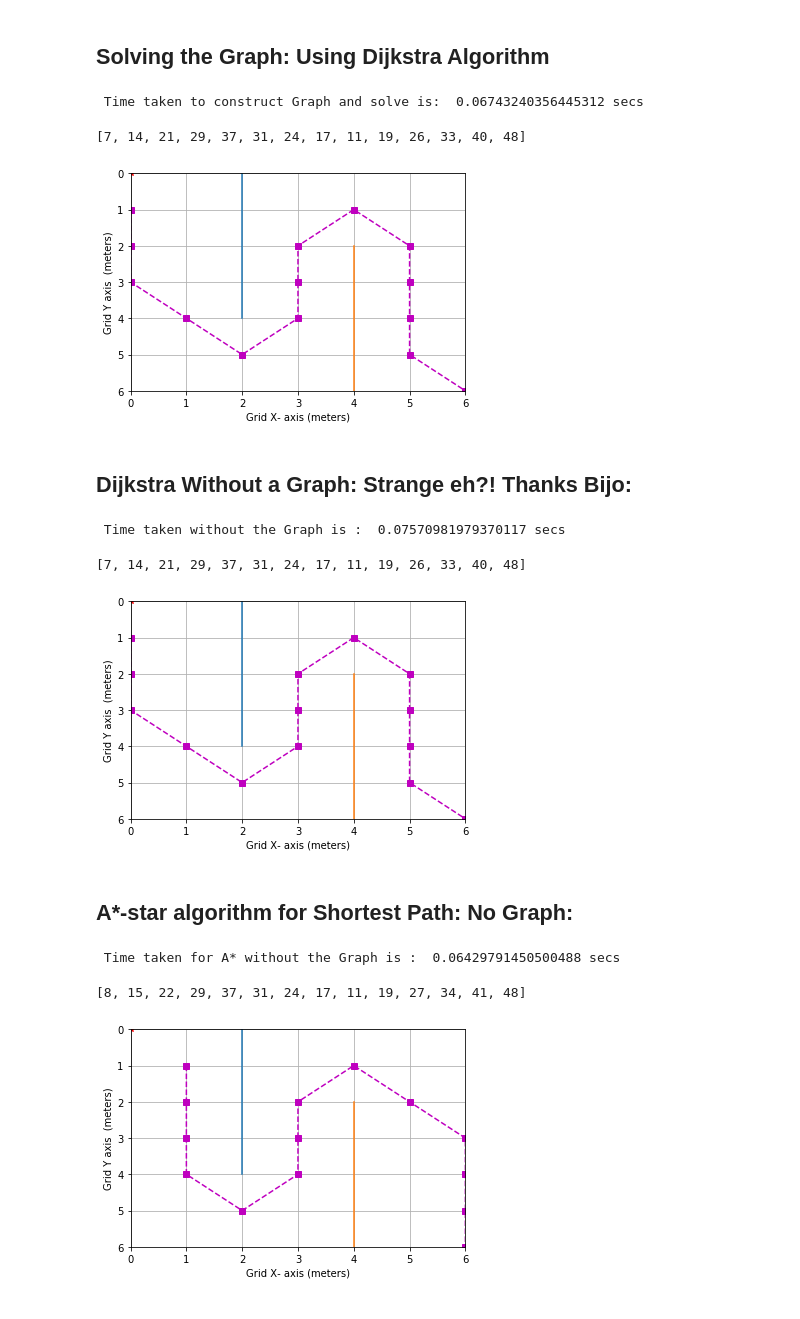
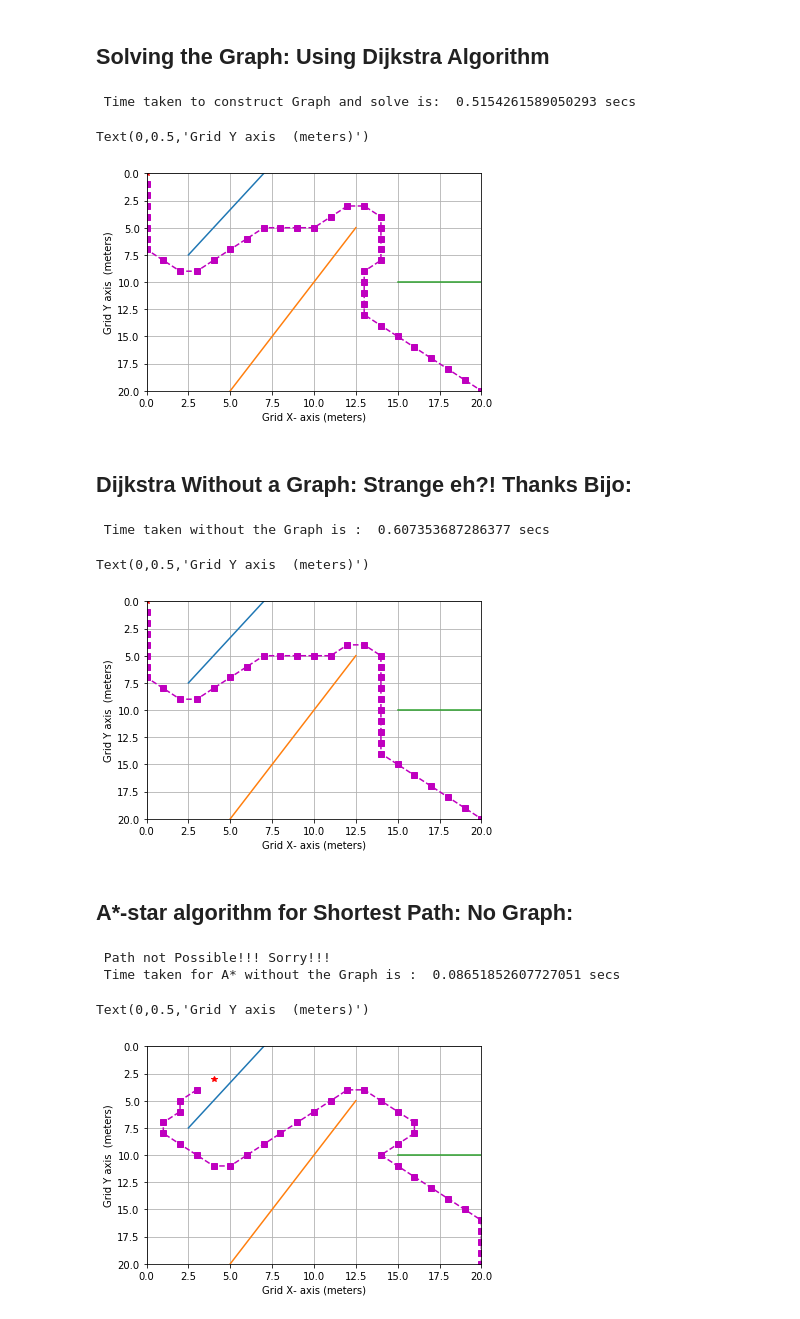
Before and after one commit to vTechSavyy/UAV_UGV_Perception_Planning, a Jupyter notebook: Planning/Main Notebook_Dijkstra on a Grid.ipynb, the cells around one changed output. Drawn from its saved outputs; the diff is of its cells as text; code cells hidden in the pictures.

```diff
--- a/Planning/Main Notebook_Dijkstra on a Grid.ipynb
+++ b/Planning/Main Notebook_Dijkstra on a Grid.ipynb
@@ -180,10 +182,10 @@ def get_neighbor_indices(nodeIdx):
     return pNeighbors , dNeighbors
 
 
-## Test this out :
-pNeighbors , dNeighbors = get_neighbor_indices(20)
+# ## Test this out :
+# pNeighbors , dNeighbors = get_neighbor_indices(100)
 
 
-print (pNeighbors)
-print (dNeighbors)
+# print (pNeighbors)
+# print (dNeighbors)
 # %% [output]
@@ -748,6 +749,16 @@ def dijkstra_grid(Graph, startIdx, goalIdx):
 
     # Return the shortest path:
     return truePathIndices
+# %%
+### Description: Function to get node index from (x,y) co-ordinates:
+
+def get_node_idx(x,y):
+
+    idxWidth = int(widthX/gridRes) + 1
+
+    nodeIdx = int(y/gridRes)*idxWidth + int(x/gridRes)
+
+    return nodeIdx
 # %%
 ### Code to Run:
 # 1. Construct the Graph for Dijkstra Algorithm:
@@ -767,8 +778,8 @@ TG.add_all_edges()
 
 ## 2. Solve the graph:
 ## Test dijkstra:
-startIdx = 0
-goalIdx = 48
+startIdx = get_node_idx(0,0)
+goalIdx =  get_node_idx(20,20)
 truePathIndices = dijkstra_grid(TG,startIdx,goalIdx)
 
 end = time.time()
@@ -777,7 +788,7 @@ timeWithGraph = end - start
 
 print (" Time taken to construct Graph and solve is: " , timeWithGraph ,  "secs")
 # %% [output]
- Time taken to construct Graph and solve is:  0.06743240356445312 secs
+ Time taken to construct Graph and solve is:  0.5154261589050293 secs
 # %%
 ### Code to plot everything:
 # 1. The grid:
@@ -786,6 +797,7 @@ print (" Time taken to construct Graph and solve is: " , timeWithGraph ,  "secs"
 # 3. The shortest path (Purple line with markers)
 
 from matplotlib import pyplot as plt
+%matplotlib inline
 
 # Start by plotting the maze segments:
 for mazeSeg in mazeSegments:
@@ -810,10 +822,10 @@ plt.gca().invert_yaxis()
 plt.xlabel('Grid X- axis (meters)')
 plt.ylabel('Grid Y axis  (meters)')
 
-print(truePathIndices)
+#print(truePathIndices)
 # %% [output]
-[7, 14, 21, 29, 37, 31, 24, 17, 11, 19, 26, 33, 40, 48]
+Text(0,0.5,'Grid Y axis  (meters)')
-[figure, old version]
+[figure, new version]
 # %% [markdown]
 ## Dijkstra Without a Graph: Strange eh?! Thanks Bijo:
 # %%
@@ -936,9 +947,10 @@ def dijkstra_no_graph(startIdx, goalIdx, numNodes):
 ## Test dijkstra with out graph:
 
 start = time.time()
-numNodes = 49
-startIdx = 0
-goalIdx = 48
+numNodes = len(X)
+startIdx = get_node_idx(0,0)
+goalIdx =  get_node_idx(20,20)
+robotWidth = 2.1
 noGraphPathIndices = dijkstra_no_graph(startIdx,goalIdx, numNodes)
 
 
@@ -948,7 +960,7 @@ timeNoGraph = end - start
 
 print (" Time taken without the Graph is : " , timeNoGraph ,  "secs")
 # %% [output]
- Time taken without the Graph is :  0.07570981979370117 secs
+ Time taken without the Graph is :  0.607353687286377 secs
 # %%
 ### Code to plot everything:
 # 1. The grid:
@@ -981,10 +993,10 @@ plt.gca().invert_yaxis()
 plt.xlabel('Grid X- axis (meters)')
 plt.ylabel('Grid Y axis  (meters)')
 
-print(noGraphPathIndices)
+#print(noGraphPathIndices)
 # %% [output]
-[7, 14, 21, 29, 37, 31, 24, 17, 11, 19, 26, 33, 40, 48]
+Text(0,0.5,'Grid Y axis  (meters)')
-[figure, old version]
+[figure, new version]
 # %% [markdown]
 ## A*-star algorithm for Shortest Path: No Graph:
 # %%
@@ -1122,12 +1134,14 @@ def astar_no_graph(startIdx, goalIdx, numNodes, epsilon):
     return aStarPathIndices
 # %%
 ## Test A* with out graph:
+import time
+start = time.time()
+numNodes = len(X)
+startIdx = get_node_idx(4,3)
+goalIdx =  get_node_idx(20,20)
+epsilon =10
+robotWidth = 2
 
-start = time.time()
-numNodes = 49
-startIdx = 0
-goalIdx = 48
-epsilon =1
 aStarPathIndices = astar_no_graph(startIdx,goalIdx, numNodes, epsilon)
 
 
@@ -1137,40 +1151,41 @@ timeNoGraph = end - start
 
 print (" Time taken for A* without the Graph is : " , timeNoGraph ,  "secs")
 # %% [output]
- Time taken for A* without the Graph is :  0.06429791450500488 secs
+ Path not Possible!!! Sorry!!!
+ Time taken for A* without the Graph is :  0.08651852607727051 secs
 # %%
 ### Code to plot everything:
 # 1. The grid:
 # 2. The maze segments (Black solid lines)
 # 3. The start (Red) and Goal (Green) nodes:
 # 3. The shortest path (Purple line with markers)
 
 from matplotlib import pyplot as plt
 
 # Start by plotting the maze segments:
-for mazeSeg in mazeSegments:
+for mazeSeg in params.mazeSegments:
 
     plt.plot([mazeSeg[0][0], mazeSeg[1][0]], [mazeSeg[0][1] , mazeSeg[1][1]])
 
 
 # Plot the start and Goal nodes:
 plt.plot(X[startIdx], Y[startIdx], 'r*')
 plt.plot(X[goalIdx], Y[goalIdx], 'g*')
 
 # Plot the shortest path:
 plt.plot(X[aStarPathIndices], Y[aStarPathIndices], 'm--s')
 
 
 # Set xLimit and yLimit:
 plt.xlim(0, widthX )
 plt.ylim(0, widthY )
 plt.grid()
 plt.gca().invert_yaxis()
 
 plt.xlabel('Grid X- axis (meters)')
 plt.ylabel('Grid Y axis  (meters)')
 
-print(aStarPathIndices)
+# print(aStarPathIndices)
 # %% [output]
-[8, 15, 22, 29, 37, 31, 24, 17, 11, 19, 27, 34, 41, 48]
+Text(0,0.5,'Grid Y axis  (meters)')
-[figure, old version]
+[figure, new version]
```
Also changed, not shown: parts of 9 cells of this notebook, 25 other files.
